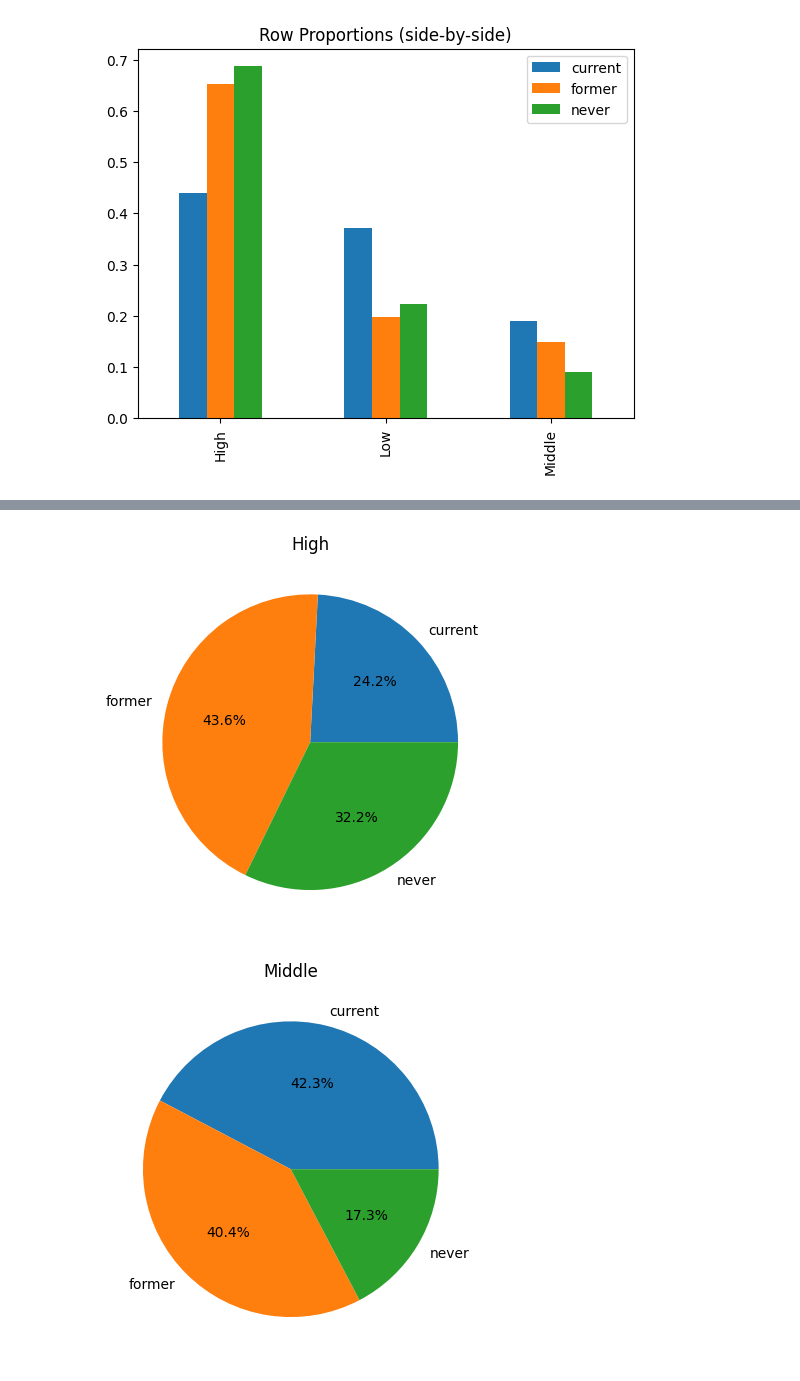
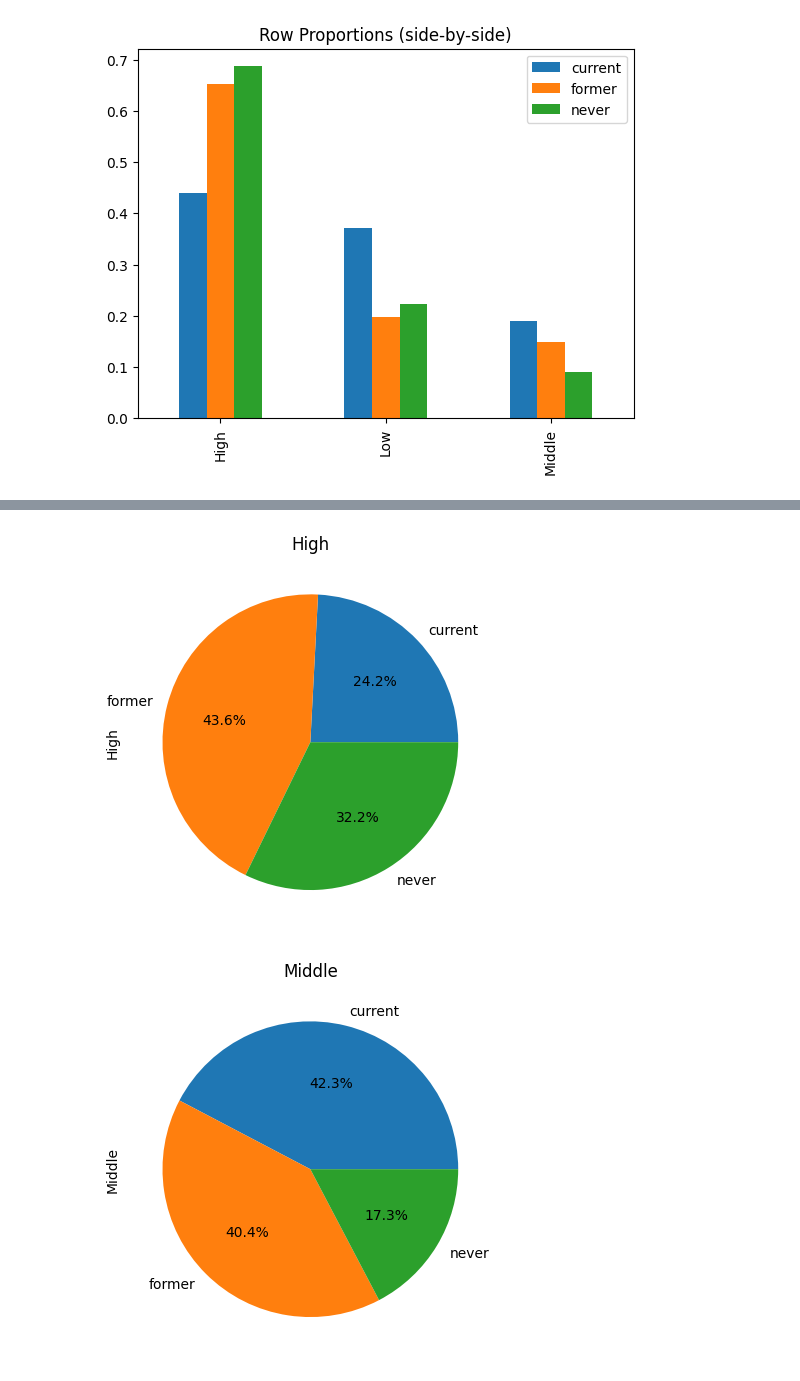
Before and after one commit to hogeschool/CMIBOD021T-2526, a Jupyter notebook: notebooksAndScripts/week2_part2_otherDatasets.ipynb, the cells around one changed output, grey strips where cells are left out. Drawn from its saved outputs; the diff is of its cells as text; code cells hidden in the pictures.

```diff
--- a/notebooksAndScripts/week2_boxplot.ipynb
+++ b/notebooksAndScripts/week2_part2_otherDatasets.ipynb
@@ -411,13 +408,13 @@ plt.show()
 # %%
-# 8. Pies for each column
-smoke["High"].plot(kind="pie", autopct="%1.1f%%", ylabel="", title="High")
+# 8. Pie chart for each column
+smoke["High"].plot(kind="pie", autopct="%1.1f%%", title="High")
 plt.show()
 
-smoke["Middle"].plot(kind="pie", autopct="%1.1f%%", ylabel="", title="Middle")
+smoke["Middle"].plot(kind="pie", autopct="%1.1f%%", title="Middle")
 plt.show()
 
-smoke["Low"].plot(kind="pie", autopct="%1.1f%%", ylabel="", title="Low")
+smoke["Low"].plot(kind="pie", autopct="%1.1f%%", title="Low")
 plt.show()
 # %% [output]
-[figure, old version]
+[figure, new version]
-[figure, old version]
+[figure, new version]
```
Also changed, not shown: parts of 19 cells of this notebook, 2 other files.
